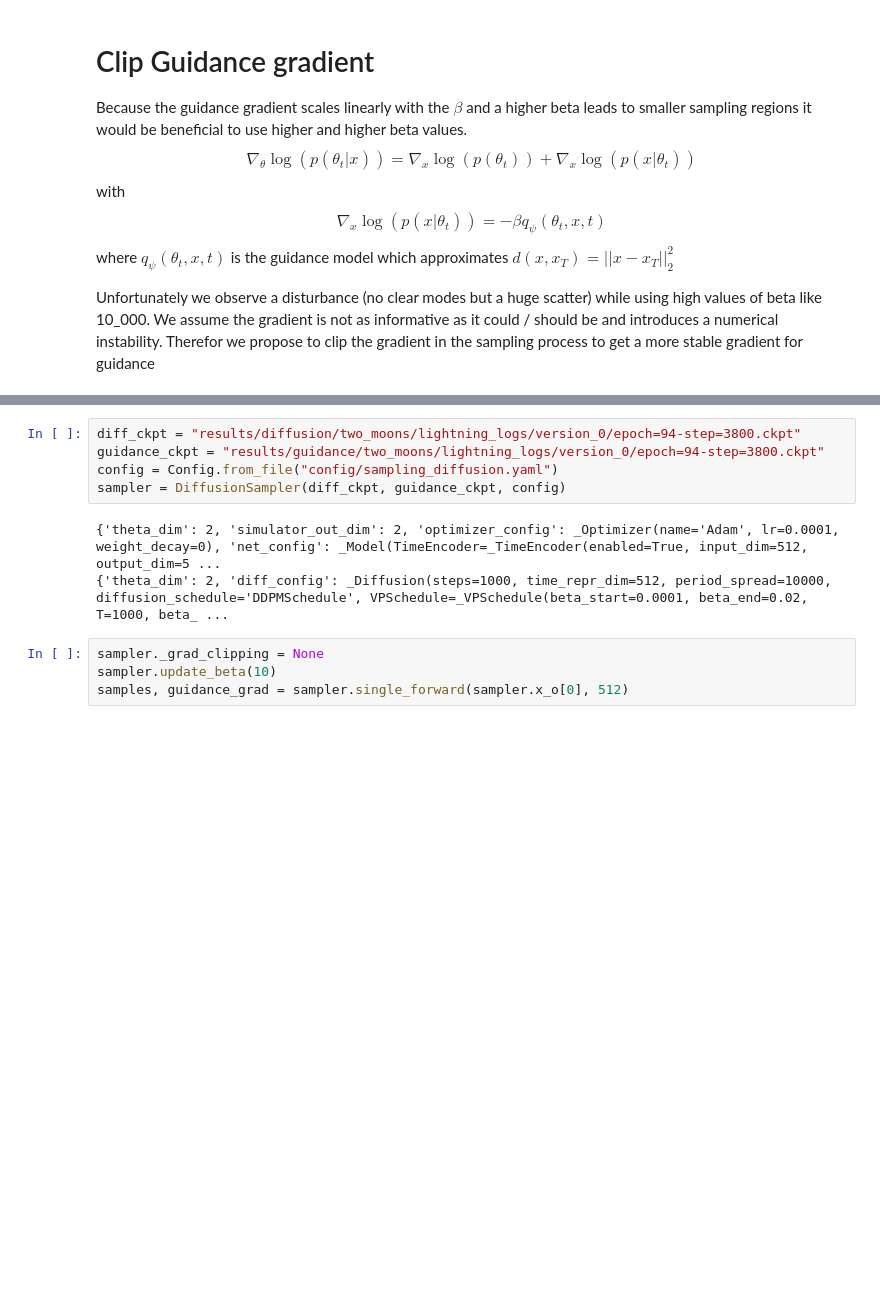
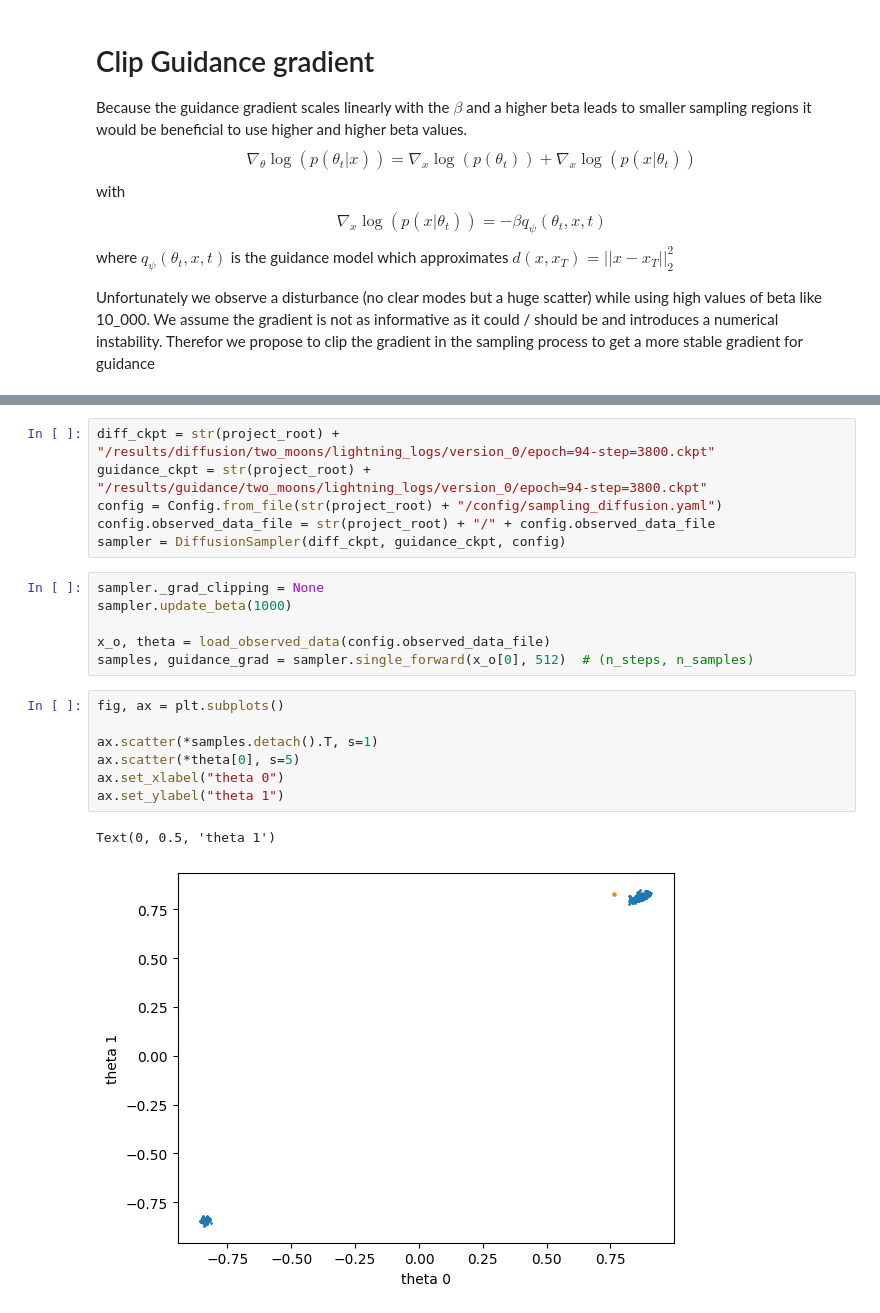
Before and after one commit to mackelab/neuralgbi_diffusion, a Jupyter notebook: notebooks/grad_clipping.ipynb, the cells around one changed output, grey strips where cells are left out. Saved outputs shown, nothing was run; the diff lists cells and outputs as text; blank space fills up the shorter version.

```diff
--- a/notebooks/grad_clipping.ipynb
+++ b/notebooks/grad_clipping.ipynb
@@ -257,17 +266,27 @@ class DiffusionSampler:
     def beta(self) -> float:
         return self._beta
 # %%
-diff_ckpt = "results/diffusion/two_moons/lightning_logs/version_0/epoch=94-step=3800.ckpt"
-guidance_ckpt = "results/guidance/two_moons/lightning_logs/version_0/epoch=94-step=3800.ckpt"
-config = Config.from_file("config/sampling_diffusion.yaml")
+diff_ckpt = str(project_root) + "/results/diffusion/two_moons/lightning_logs/version_0/epoch=94-step=3800.ckpt"
+guidance_ckpt = str(project_root) +  "/results/guidance/two_moons/lightning_logs/version_0/epoch=94-step=3800.ckpt"
+config = Config.from_file(str(project_root) + "/config/sampling_diffusion.yaml")
+config.observed_data_file = str(project_root) + "/" + config.observed_data_file
 sampler = DiffusionSampler(diff_ckpt, guidance_ckpt, config)
-# %% [output]
-{'theta_dim': 2, 'simulator_out_dim': 2, 'optimizer_config': _Optimizer(name='Adam', lr=0.0001, weight_decay=0), 'net_config': _Model(TimeEncoder=_TimeEncoder(enabled=True, input_dim=512, output_dim=5 ...
-{'theta_dim': 2, 'diff_config': _Diffusion(steps=1000, time_repr_dim=512, period_spread=10000, diffusion_schedule='DDPMSchedule', VPSchedule=_VPSchedule(beta_start=0.0001, beta_end=0.02, T=1000, beta_ ...
 # %%
 sampler._grad_clipping = None
-sampler.update_beta(10)
-samples, guidance_grad = sampler.single_forward(sampler.x_o[0], 512)
+sampler.update_beta(1000)
+
+x_o, theta = load_observed_data(config.observed_data_file)
+samples, guidance_grad = sampler.single_forward(x_o[0], 512)  # (n_steps, n_samples)
+# %%
+fig, ax = plt.subplots()
+
+ax.scatter(*samples.detach().T, s=1)
+ax.scatter(*theta[0], s=5)
+ax.set_xlabel("theta 0")
+ax.set_ylabel("theta 1")
+# %% [output]
+Text(0, 0.5, 'theta 1')
+[figure, added]
 # %%
 fig, axs = plt.subplots(ncols=2, figsize=(8, 4))
 
```
Also changed, not shown: parts of 11 cells of this notebook, 2 other files.
